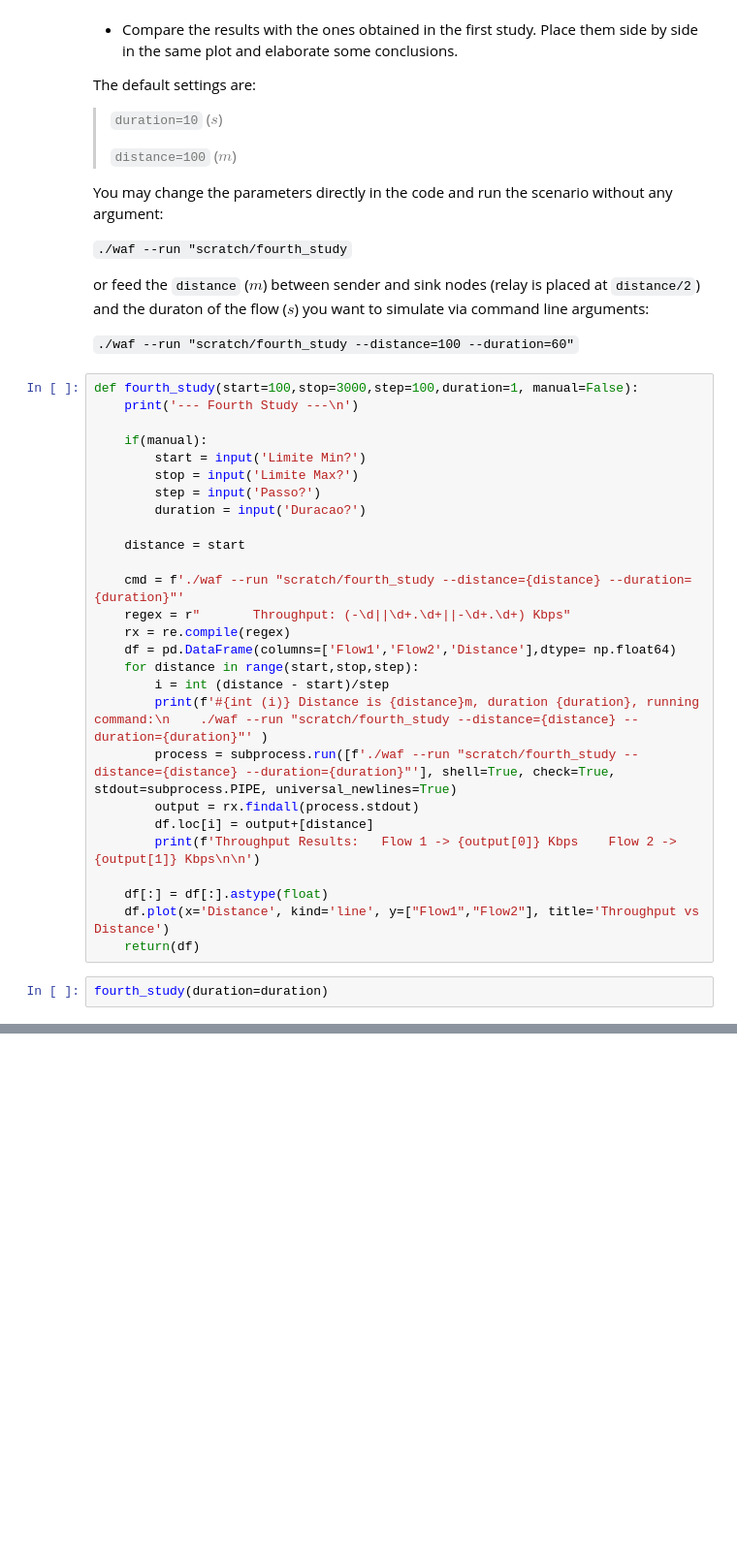
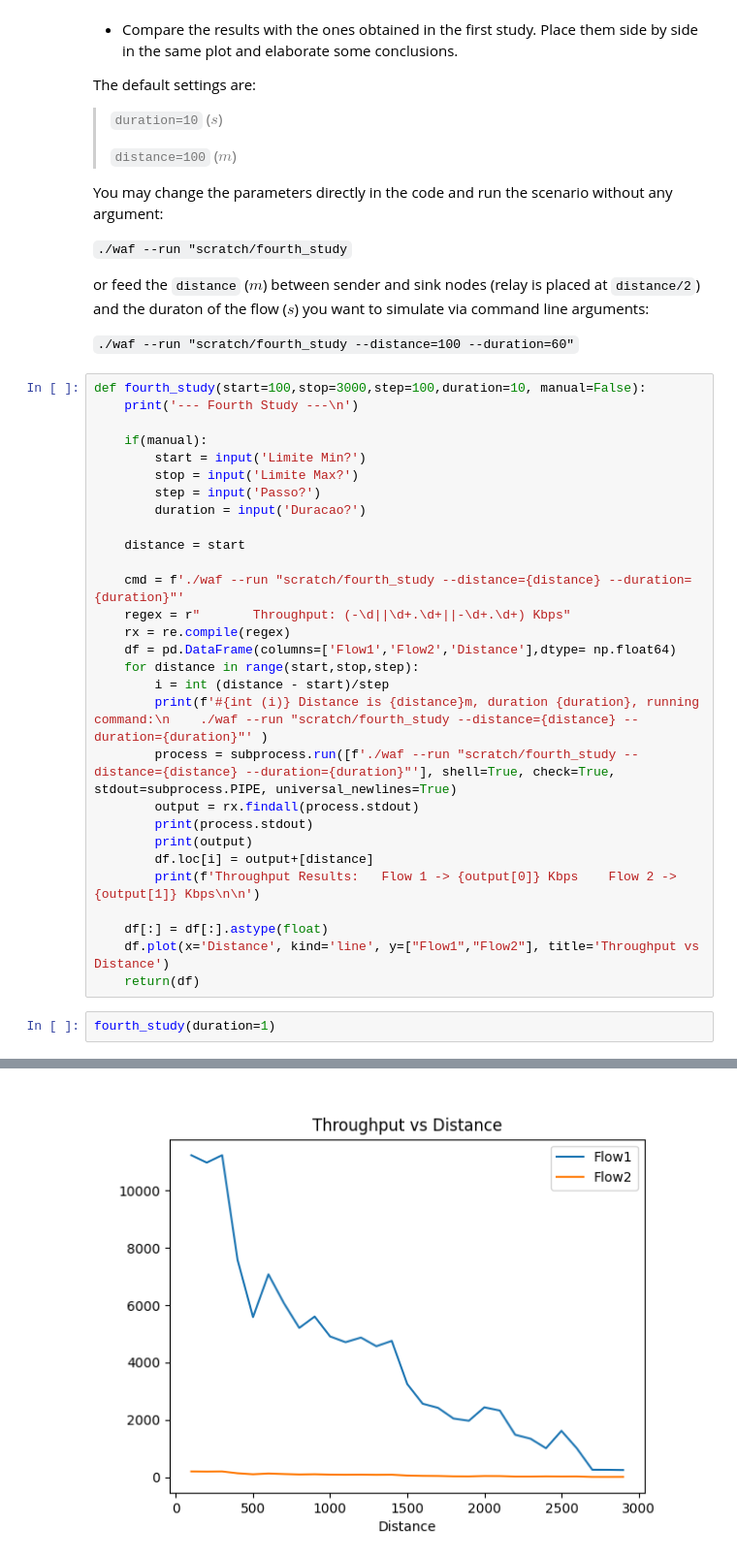
Before and after one commit to martinhofigueiredo/COMO, a Jupyter notebook: Lab4/Lab4.ipynb, the cells around one changed output, grey strips where cells are left out. Shown: that part at 97% size. Saved outputs shown, nothing was run; the diff lists cells and outputs as text; blank space fills up the shorter version.

```diff
--- a/Lab4/Lab4.ipynb
+++ b/Lab4/Lab4.ipynb
@@ -381,7 +381,7 @@ or feed the `distance` ($m$) between sender and sink nodes (relay is placed at `
 
 `./waf --run "scratch/fourth_study --distance=100 --duration=60"`
 # %%
-def fourth_study(start=100,stop=3000,step=100,duration=1, manual=False):
+def fourth_study(start=100,stop=3000,step=100,duration=10, manual=False):
     print('--- Fourth Study ---\n')
 
     if(manual):
@@ -401,6 +401,8 @@ def fourth_study(start=100,stop=3000,step=100,duration=1, manual=False):
         print(f'#{int (i)} Distance is {distance}m, duration {duration}, running command:\n    ./waf --run "scratch/fourth_study --distance={distance} --duration={duration}"' )
         process = subprocess.run([f'./waf --run "scratch/fourth_study --distance={distance} --duration={duration}"'], shell=True, check=True, stdout=subprocess.PIPE, universal_newlines=True)
         output = rx.findall(process.stdout)
+        print(process.stdout)
+        print(output)
         df.loc[i] = output+[distance]
         print(f'Throughput Results:   Flow 1 -> {output[0]} Kbps    Flow 2 -> {output[1]} Kbps\n\n')
 
@@ -408,4 +410,5 @@ def fourth_study(start=100,stop=3000,step=100,duration=1, manual=False):
     df.plot(x='Distance', kind='line', y=["Flow1","Flow2"], title='Throughput vs Distance')
     return(df)
 # %%
-fourth_study(duration=duration)
+fourth_study(duration=1)
+# %% [output]
@@ -412,3 +449,4 @@ fourth_study(duration=duration)
+[figure, added]
 # %% [markdown]
 ## Results to deliver
 - Report (maximum 4 pages – 1 page per study, 11pt) describing the experiments and the results
```
Also changed, not shown: parts of 2 cells of this notebook, 3 other files.
